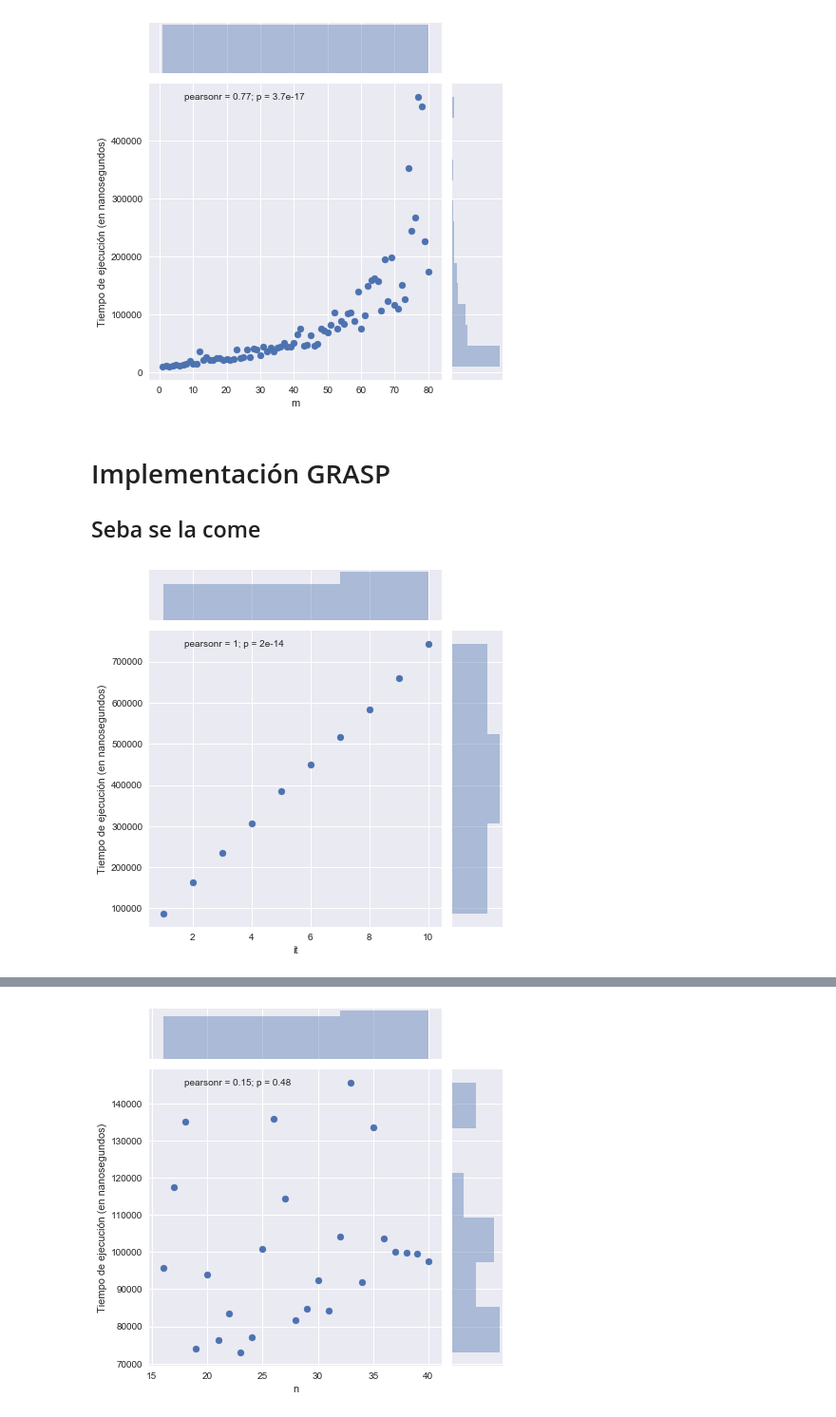
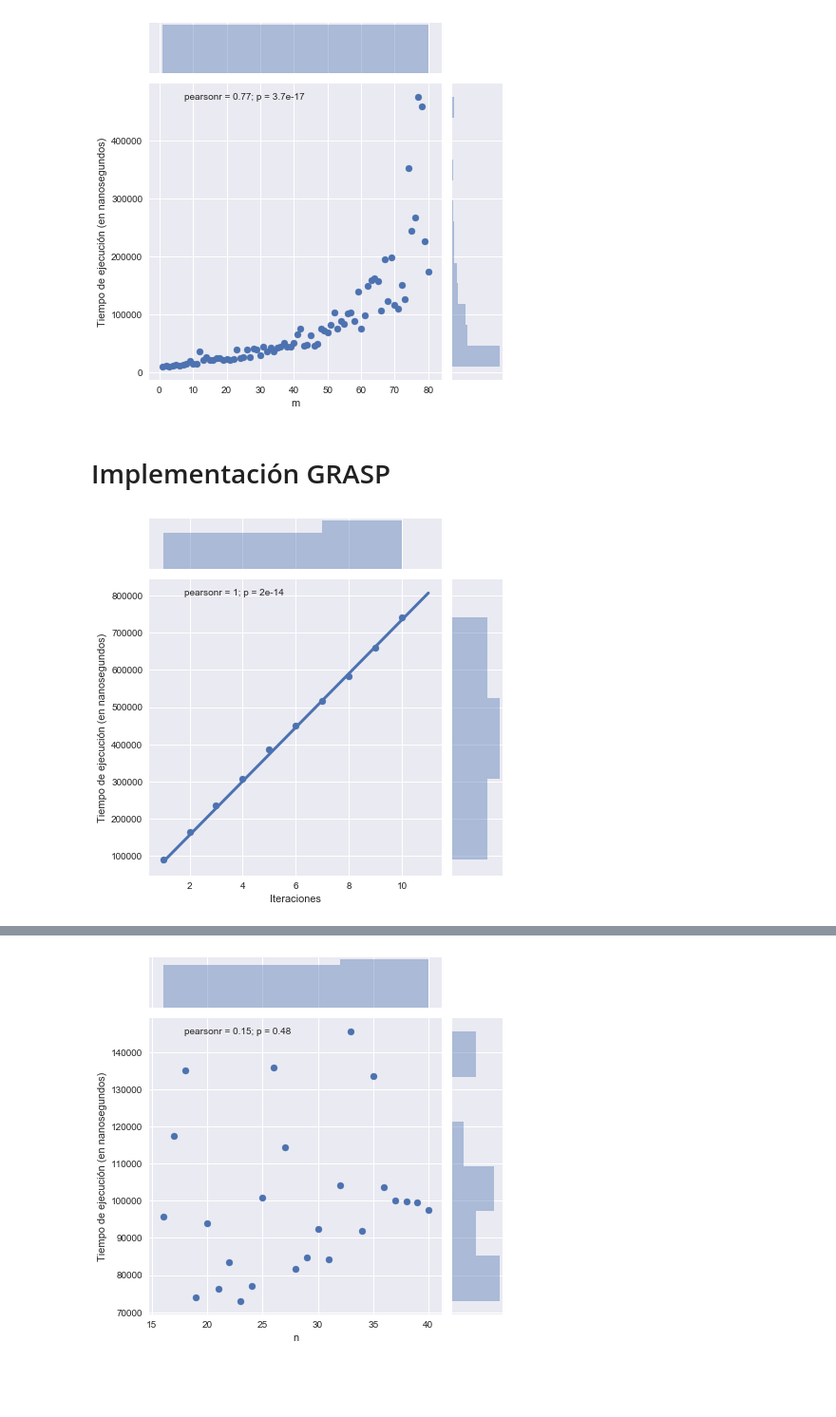
Before and after one commit to ZebaSz/algo3-tp3, a Jupyter notebook: informe/data/Algo3-TP3.ipynb, the cells around one changed output, grey strips where cells are left out. Shown at 95% size. Saved outputs shown, nothing was run; the diff lists cells and outputs as text; code cells hidden in the pictures; blank space fills up the shorter version.

```diff
--- a/informe/data/Algo3-TP3.ipynb
+++ b/informe/data/Algo3-TP3.ipynb
@@ -153,7 +164,6 @@ plt.show()
 [figure]
 # %% [markdown]
 # Implementación GRASP
-## Seba se la come
 # %%
 dfGraspIt = pd.read_csv('grasp-it.csv')
 dfGraspIt = dfGraspIt.groupby([n, m, "p", "it"]).min().reset_index()
@@ -167,18 +177,23 @@ it = "it"
 diff = "diff"
 
 diferencias = "Diferencia vs respuesta exacta"
+iters = "Iteraciones"
+perc = "Porcentaje de nodos a considerar"
 # %%
 dfGraspA = dfGraspIt[(dfGraspIt.n == 10) & (dfGraspIt.m == 20)
                      & (dfGraspIt.p == 0.5) & (dfGraspIt.it > 0)]
 
 g = sns.jointplot(
     x=it, y=ns, data=dfGraspA
 )
-g.set_axis_labels(xlabel=it, ylabel=tiempo)
+g.set_axis_labels(xlabel=iters, ylabel=tiempo)
+nodos = range(1,12)
+complejidad = [(72500 * n + 10000) for n in nodos]
+g.ax_joint.plot(nodos, complejidad, linewidth=3, color=blue, zorder=3)
 
 plt.show()
 # %% [output]
-[figure, old version]
+[figure, new version]
 # %%
 dfGraspB = dfGraspP[(dfGraspP.n == 10) & (dfGraspP.m == 20) & (dfGraspP.p > 0)]
 
```
Also changed, not shown: parts of 9 cells of this notebook, 15 other files.
